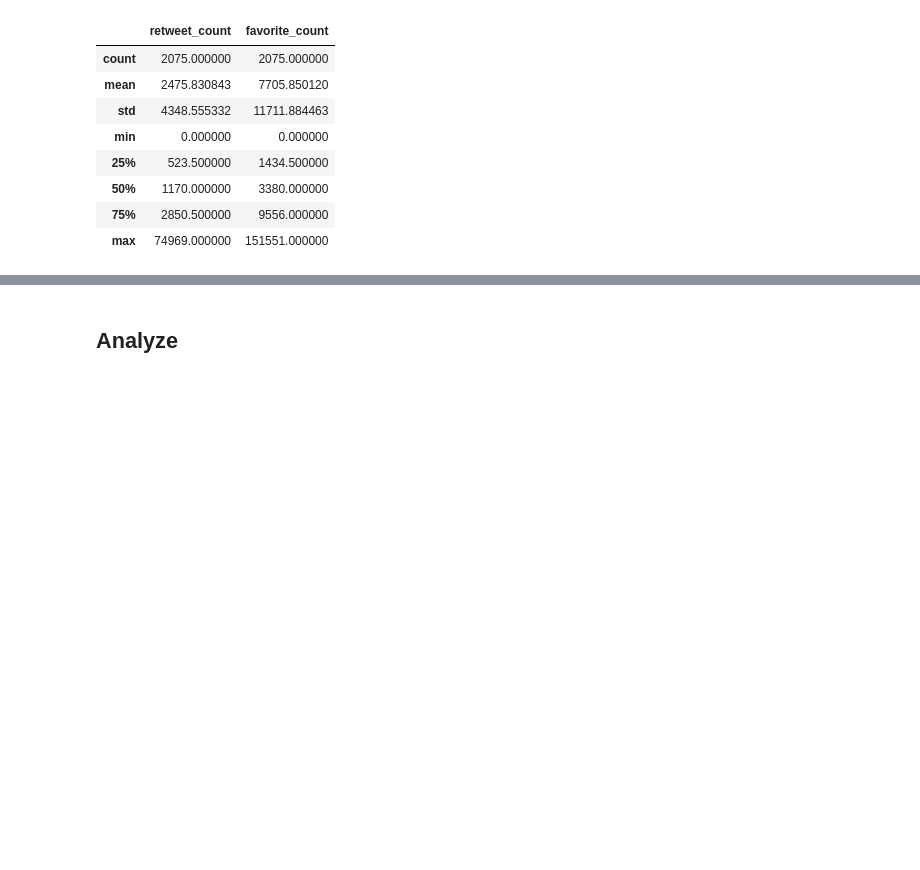
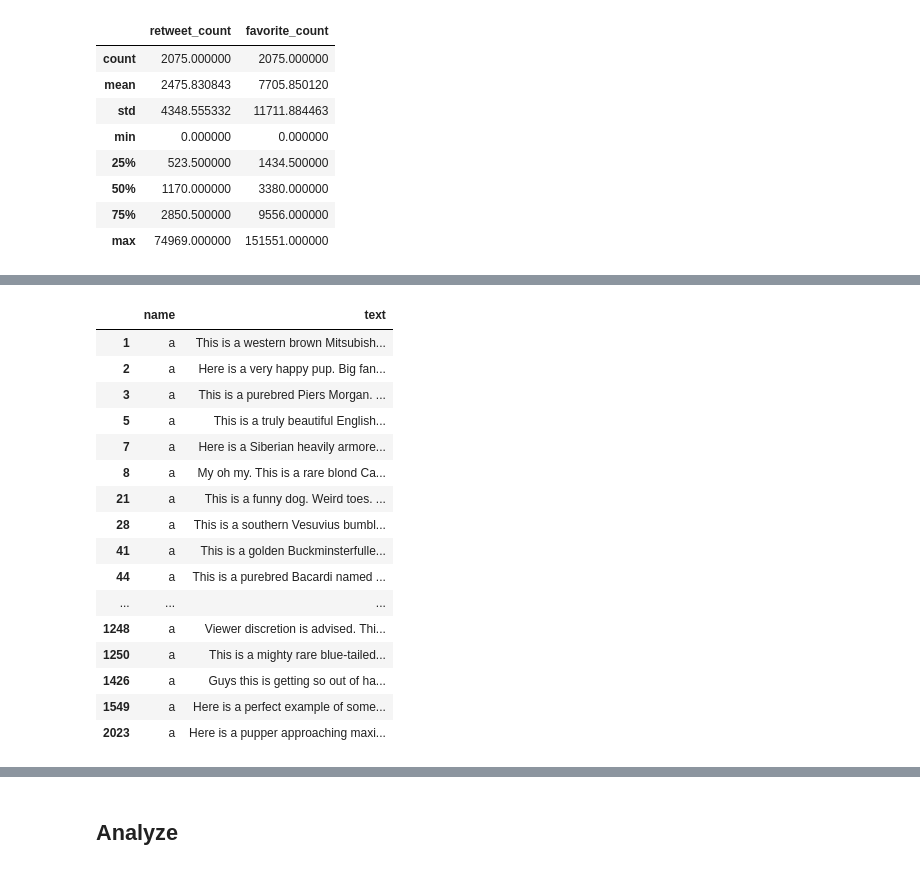
Before and after one commit to Simonmaignan/udacity-data-analysis, a Jupyter notebook: project-wrangle-tweets/wrangle_act.ipynb, the cells around one changed output, grey strips where cells are left out. Saved outputs shown, nothing was run; the diff lists cells and outputs as text; code cells hidden in the pictures; blank space fills up the shorter version.

```diff
--- a/project-wrangle-tweets/wrangle_act.ipynb
+++ b/project-wrangle-tweets/wrangle_act.ipynb
@@ -466,0 +558,12 @@ df_twitter_archive_clean[['retweet_count', 'favorite_count']].describe()
+# %%
+def update_wrong_denomiator(tweet):
+    if tweet.rating_denominator != 10:
+        denominator_ratio = tweet.rating_denominator / 10
+        return [int(tweet.rating_numerator / denominator_ratio), 10]
+    else:
+        #a = 1
+        return [tweet.rating_numerator, tweet.rating_denominator]
+
+wrong_denominator_idxs = df_twitter_archive_clean[df_twitter_archive_clean.rating_denominator != 10].index
+df_twitter_archive_clean[['rating_numerator', 'rating_denominator']] = df_twitter_archive_clean.apply(update_wrong_denomiator, axis=1, result_type='expand')
+df_twitter_archive_clean.loc[wrong_denominator_idxs, ['rating_numerator', 'rating_denominator']]
@@ -466,0 +624,4 @@ df_twitter_archive_clean[['retweet_count', 'favorite_count']].describe()
+# %%
+df_twitter_archive_clean.loc[621, 'rating_numerator'] = 11
+df_twitter_archive_clean.loc[1459, 'rating_numerator'] = 11
+df_twitter_archive_clean.loc[1515, 'rating_numerator'] = 10
@@ -466,0 +644,20 @@ df_twitter_archive_clean[['retweet_count', 'favorite_count']].describe()
+# %%
+df_twitter_archive_clean[df_twitter_archive_clean.name == 'a'][['name', 'text']]
+# %% [output]
+|  | name | text |
+| 1 | a | This is a western brown Mitsubish... |
+| 2 | a | Here is a very happy pup. Big fan... |
+| 3 | a | This is a purebred Piers Morgan. ... |
+| 5 | a | This is a truly beautiful English... |
+| 7 | a | Here is a Siberian heavily armore... |
+| 8 | a | My oh my. This is a rare blond Ca... |
+| 21 | a | This is a funny dog. Weird toes. ... |
+| 28 | a | This is a southern Vesuvius bumbl... |
+| 41 | a | This is a golden Buckminsterfulle... |
+| 44 | a | This is a purebred Bacardi named ... |
+| ... | ... | ... |
+| 1248 | a | Viewer discretion is advised. Thi... |
+| 1250 | a | This is a mighty rare blue-tailed... |
+| 1426 | a | Guys this is getting so out of ha... |
+| 1549 | a | Here is a perfect example of some... |
+| 2023 | a | Here is a pupper approaching maxi... |
```
Also changed, not shown: parts of 42 cells of this notebook.
